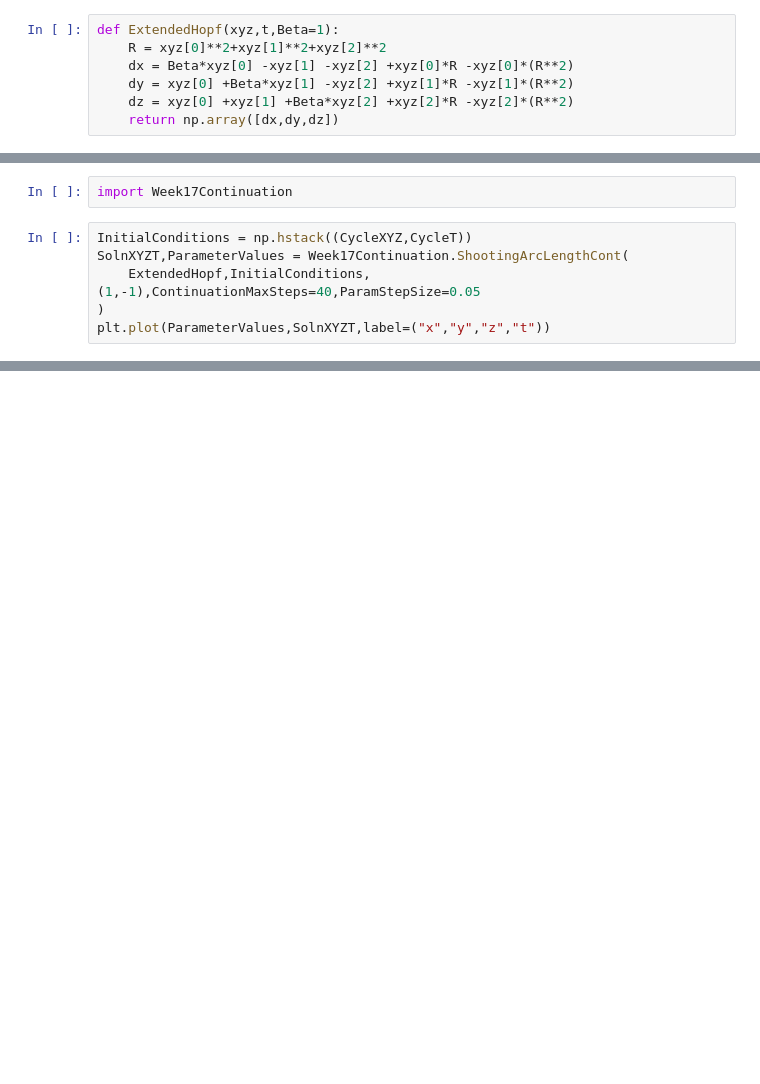
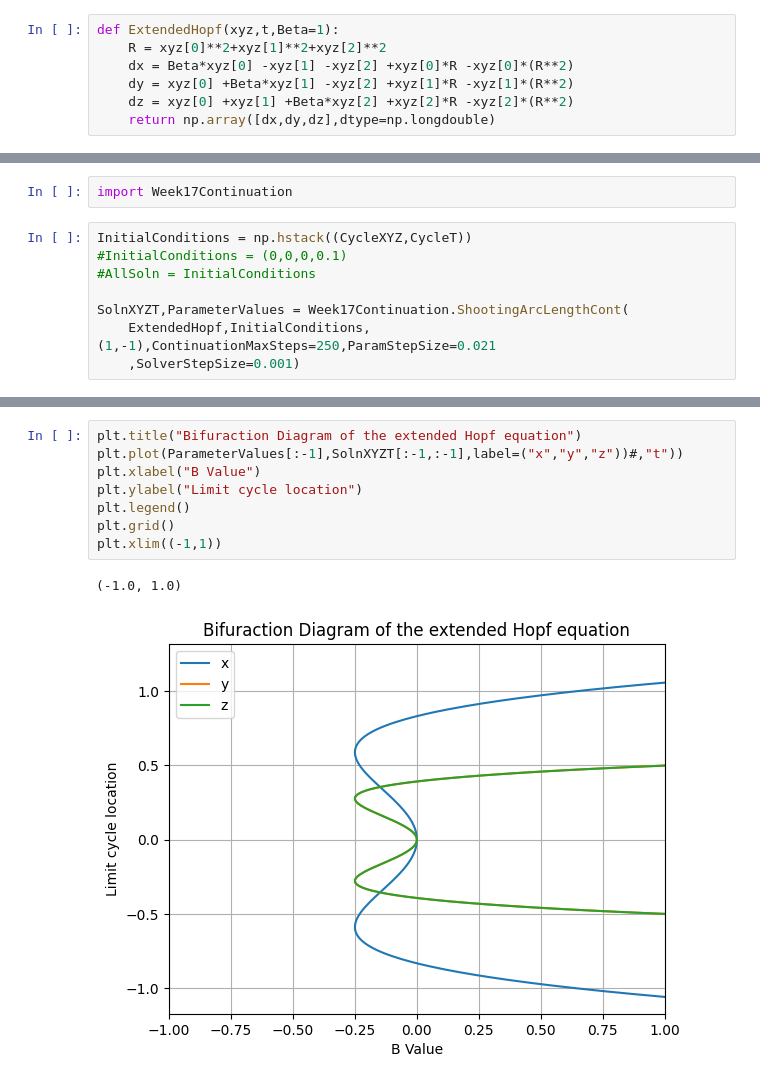
Before and after one commit to LudoOliver/emat30008, a Jupyter notebook: SciCompDemos.ipynb, the cells around one changed output, grey strips where cells are left out. Cells and saved outputs as stored; diff of their text form; blank space fills up the shorter version.

```diff
--- a/SciCompDemos.ipynb
+++ b/SciCompDemos.ipynb
@@ -102,7 +102,7 @@ def ExtendedHopf(xyz,t,Beta=1):
     dx = Beta*xyz[0] -xyz[1] -xyz[2] +xyz[0]*R -xyz[0]*(R**2)
     dy = xyz[0] +Beta*xyz[1] -xyz[2] +xyz[1]*R -xyz[1]*(R**2)
     dz = xyz[0] +xyz[1] +Beta*xyz[2] +xyz[2]*R -xyz[2]*(R**2)
-    return np.array([dx,dy,dz])
+    return np.array([dx,dy,dz],dtype=np.longdouble)
 # %%
 InitialConditions = (1,0,-1)
 TimeSpan = (0,10)
@@ -147,7 +147,9 @@ This system has an oscilation period of 3.63
 import Week17Continuation
 # %%
 InitialConditions = np.hstack((CycleXYZ,CycleT))
+#InitialConditions = (0,0,0,0.1)
+#AllSoln = InitialConditions
+
 SolnXYZT,ParameterValues = Week17Continuation.ShootingArcLengthCont(
-    ExtendedHopf,InitialConditions,(1,-1),ContinuationMaxSteps=40,ParamStepSize=0.05
-)
-plt.plot(ParameterValues,SolnXYZT,label=("x","y","z","t"))
+    ExtendedHopf,InitialConditions,(1,-1),ContinuationMaxSteps=250,ParamStepSize=0.021
+    ,SolverStepSize=0.001)
@@ -158,0 +156,11 @@ NameError: name 'ParameterValues' is not defined
+# %%
+plt.title("Bifuraction Diagram of the extended Hopf equation")
+plt.plot(ParameterValues[:-1],SolnXYZT[:-1,:-1],label=("x","y","z"))#,"t"))
+plt.xlabel("B Value")
+plt.ylabel("Limit cycle location")
+plt.legend()
+plt.grid()
+plt.xlim((-1,1))
+# %% [output]
+(-1.0, 1.0)
+[figure, added]
```
Also changed, not shown: parts of 2 cells of this notebook.
